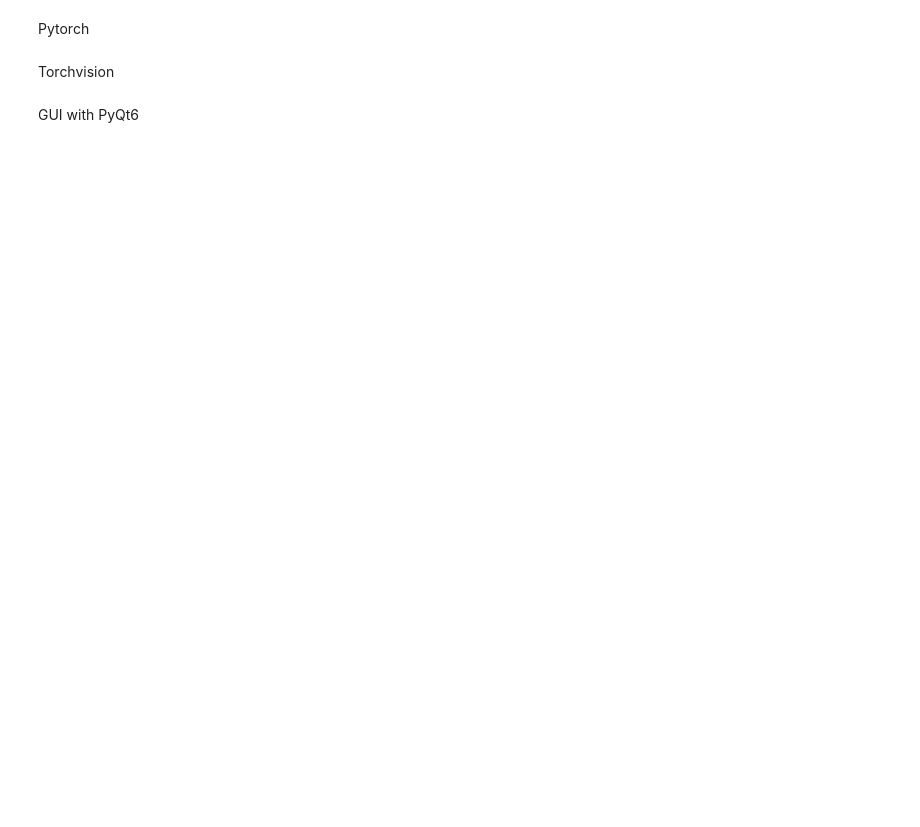
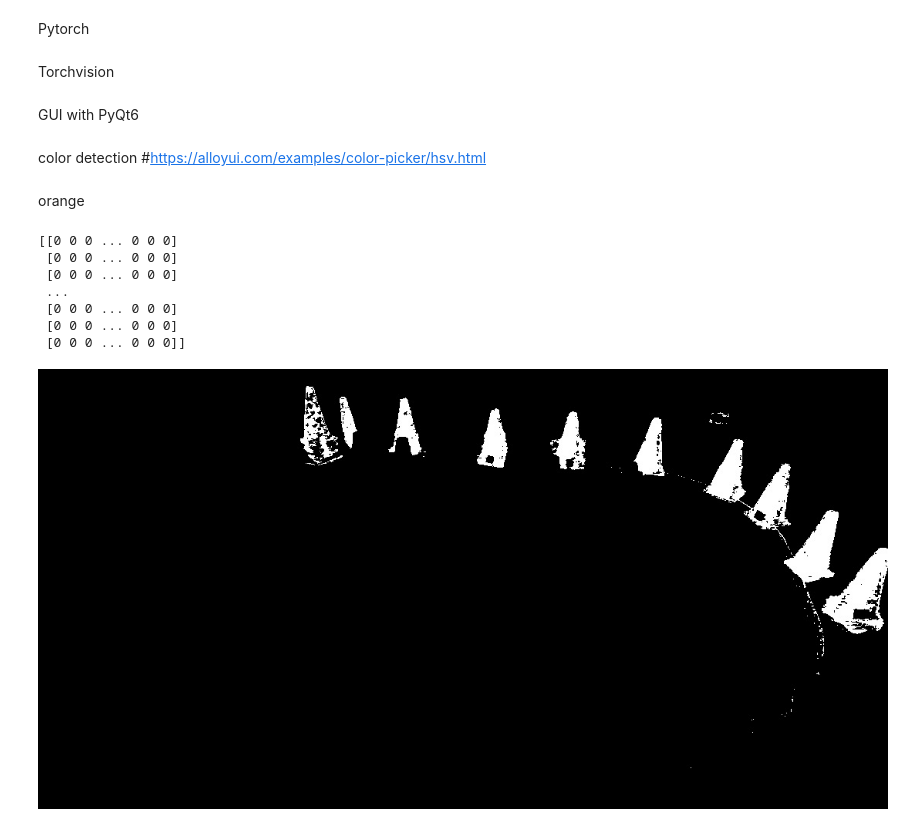
Before and after one commit to WilsonQueirozdeOliveira/FATEC_TCC_2022, a Jupyter notebook: programing_examples/python_examples.ipynb, the cells around one changed output. Drawn from its saved outputs; the diff is of its cells as text; code cells hidden in the pictures; blank space fills up the shorter version.

Commit message:
added color detection technique

```diff
--- a/programing_examples/python_examples.ipynb
+++ b/programing_examples/python_examples.ipynb
@@ -426,3 +425,34 @@ class JanelaPrincipal(QWidget):
 qt = QApplication(sys.argv)
 app = JanelaPrincipal()
 sys.exit(qt.exec())
+# %% [markdown]
+color detection #https://alloyui.com/examples/color-picker/hsv.html
+# %% [markdown]
+orange
+# %%
+#!/usr/bin/python3
+import cv2
+import numpy as np
+from IPython import display
+from PIL import Image
+
+img = cv2.imread("color_test_1.png")
+hsv = cv2.cvtColor(img, cv2.COLOR_BGR2HSV)
+mask = cv2.inRange(hsv,(2, 100, 90), (4, 255, 200) )#hsv(23, 96, 100)
+#cv2.imshow("orange", mask);cv2.waitKey();cv2.destroyAllWindows()
+print(mask)
+cv2.imwrite("mask_orange.jpg",mask)
+mask=cv2.imread("mask_orange.jpg", -1)
+
+_,mask = cv2.imencode('.jpg', mask)
+i = display.Image(data=mask)
+display.display(i)
+# %% [output]
+[[0 0 0 ... 0 0 0]
+ [0 0 0 ... 0 0 0]
+ [0 0 0 ... 0 0 0]
+ ...
+ [0 0 0 ... 0 0 0]
+ [0 0 0 ... 0 0 0]
+ [0 0 0 ... 0 0 0]]
+[figure, added]
```
Also changed, not shown: parts of 4 cells of this notebook.
